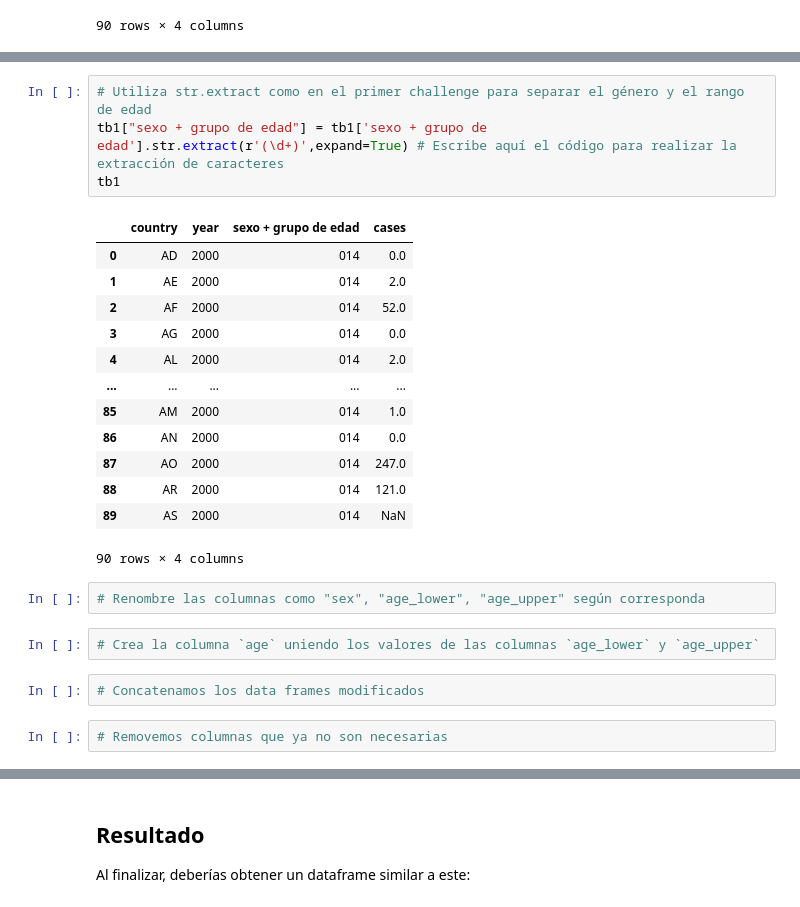
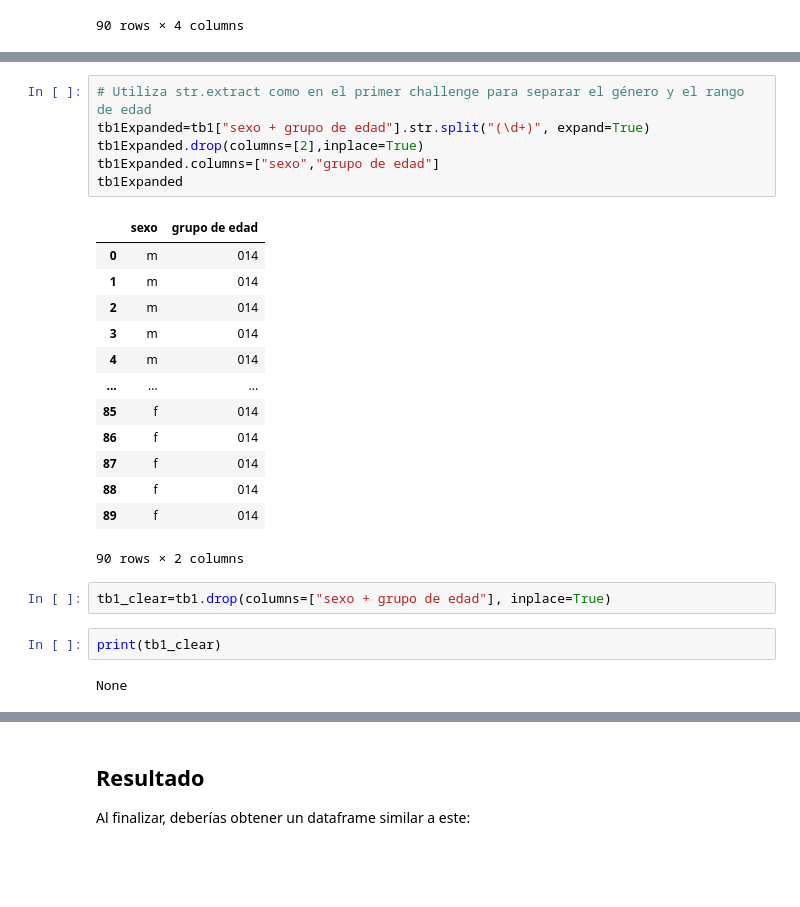
Before and after one commit to SABRIS13/Introduction-to-Data-Science, a Jupyter notebook: Reto/TidyData2.ipynb, the cells around one changed output, grey strips where cells are left out. Saved outputs shown, nothing was run; the diff lists cells and outputs as text; blank space fills up the shorter version.

```diff
--- a/Reto/TidyData2.ipynb
+++ b/Reto/TidyData2.ipynb
@@ -51,26 +69,26 @@ tb1
 # %%
 # Utiliza str.extract como en el primer challenge para separar el género y el rango de edad
-tb1["sexo + grupo de edad"] = tb1['sexo + grupo de edad'].str.extract(r'(\d+)',expand=True) # Escribe aquí el código para realizar la extracción de caracteres
-tb1
+tb1Expanded=tb1["sexo + grupo de edad"].str.split("(\d+)", expand=True)
+tb1Expanded.drop(columns=[2],inplace=True)
+tb1Expanded.columns=["sexo","grupo de edad"]
+tb1Expanded
 # %% [output]
-|  | country | year | sexo + grupo de edad | cases |
-| 0 | AD | 2000 | 014 | 0.0 |
-| 1 | AE | 2000 | 014 | 2.0 |
-| 2 | AF | 2000 | 014 | 52.0 |
-| 3 | AG | 2000 | 014 | 0.0 |
-| 4 | AL | 2000 | 014 | 2.0 |
-| ... | ... | ... | ... | ... |
-| 85 | AM | 2000 | 014 | 1.0 |
-| 86 | AN | 2000 | 014 | 0.0 |
-| 87 | AO | 2000 | 014 | 247.0 |
-| 88 | AR | 2000 | 014 | 121.0 |
-| 89 | AS | 2000 | 014 | NaN |
+|  | sexo | grupo de edad |
+| 0 | m | 014 |
+| 1 | m | 014 |
+| 2 | m | 014 |
+| 3 | m | 014 |
+| 4 | m | 014 |
+| ... | ... | ... |
+| 85 | f | 014 |
+| 86 | f | 014 |
+| 87 | f | 014 |
+| 88 | f | 014 |
+| 89 | f | 014 |
-90 rows × 4 columns
+90 rows × 2 columns
-# %%
-# Renombre las columnas como "sex", "age_lower", "age_upper" según corresponda
-# %%
-# Crea la columna `age` uniendo los valores de las columnas `age_lower` y `age_upper`
-# %%
-# Concatenamos los data frames modificados
-# %%
-# Removemos columnas que ya no son necesarias
+# %%
+tb1_clear=tb1.drop(columns=["sexo + grupo de edad"], inplace=True)
+# %%
+print(tb1_clear)
+# %% [output]
+None
```
Also changed, not shown: parts of 9 cells of this notebook, 15 other files.
